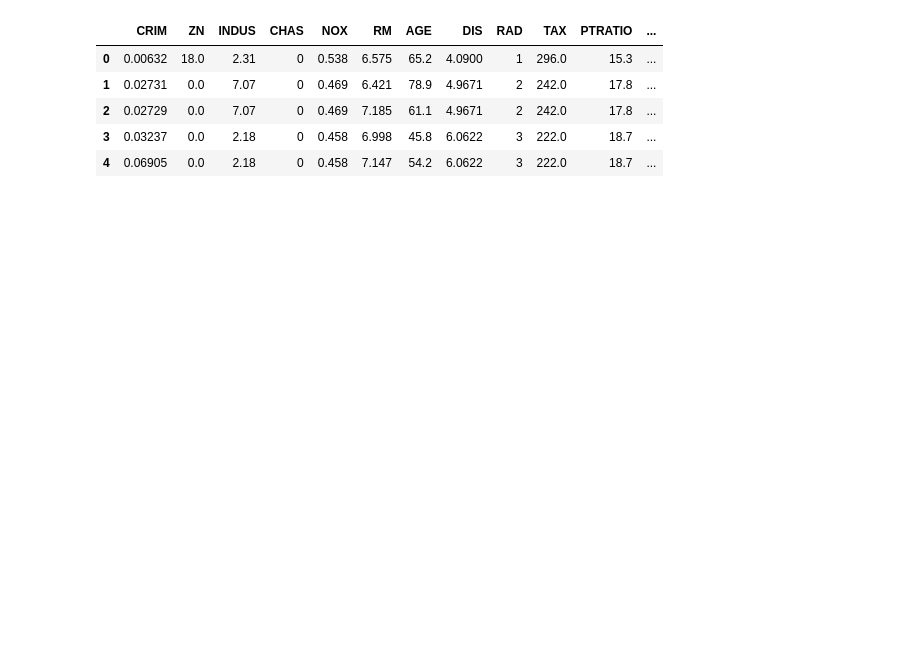
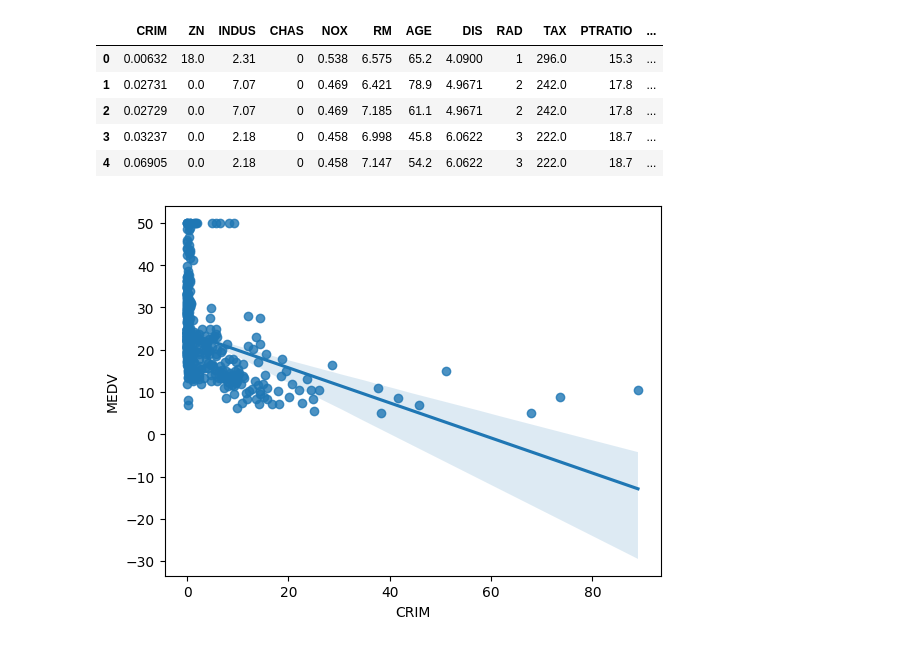
Before and after one commit to saket-nugget/BostonHousingPrices_LinReg, a Jupyter notebook: BostonHousingPrices_LinReg.ipynb, the cells around one changed output. Cells and saved outputs as stored; diff of their text form; code cells hidden in the pictures; blank space fills up the shorter version.

```diff
--- a/BostonHousingPrices_LinReg.ipynb
+++ b/BostonHousingPrices_LinReg.ipynb
@@ -20,0 +25,5 @@ df.head()
+# %%
+sns.regplot(x='CRIM',y='MEDV',data=df)
+plt.show()
+# %% [output]
+[figure, added]
```
Also changed, not shown: parts of 21 cells of this notebook.
